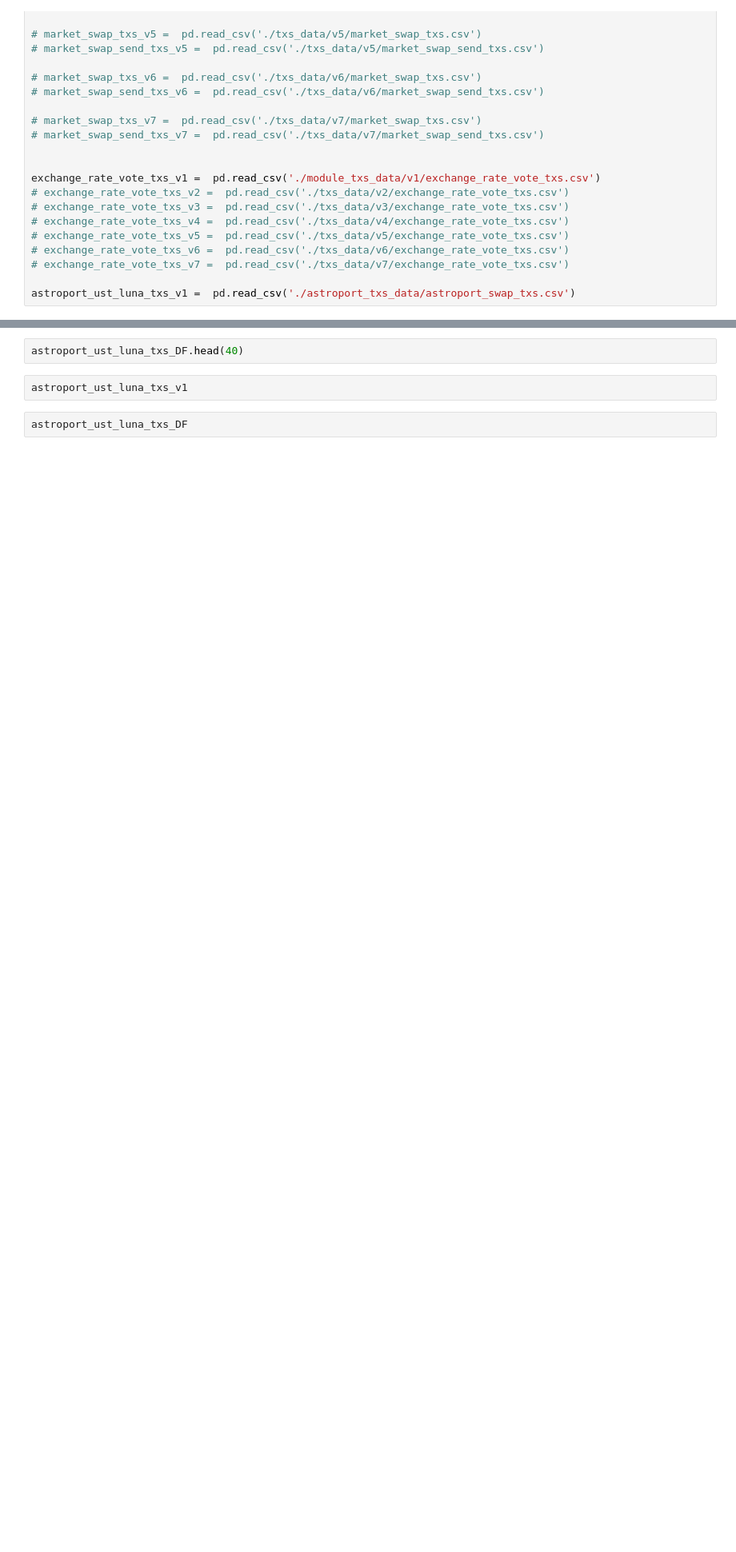
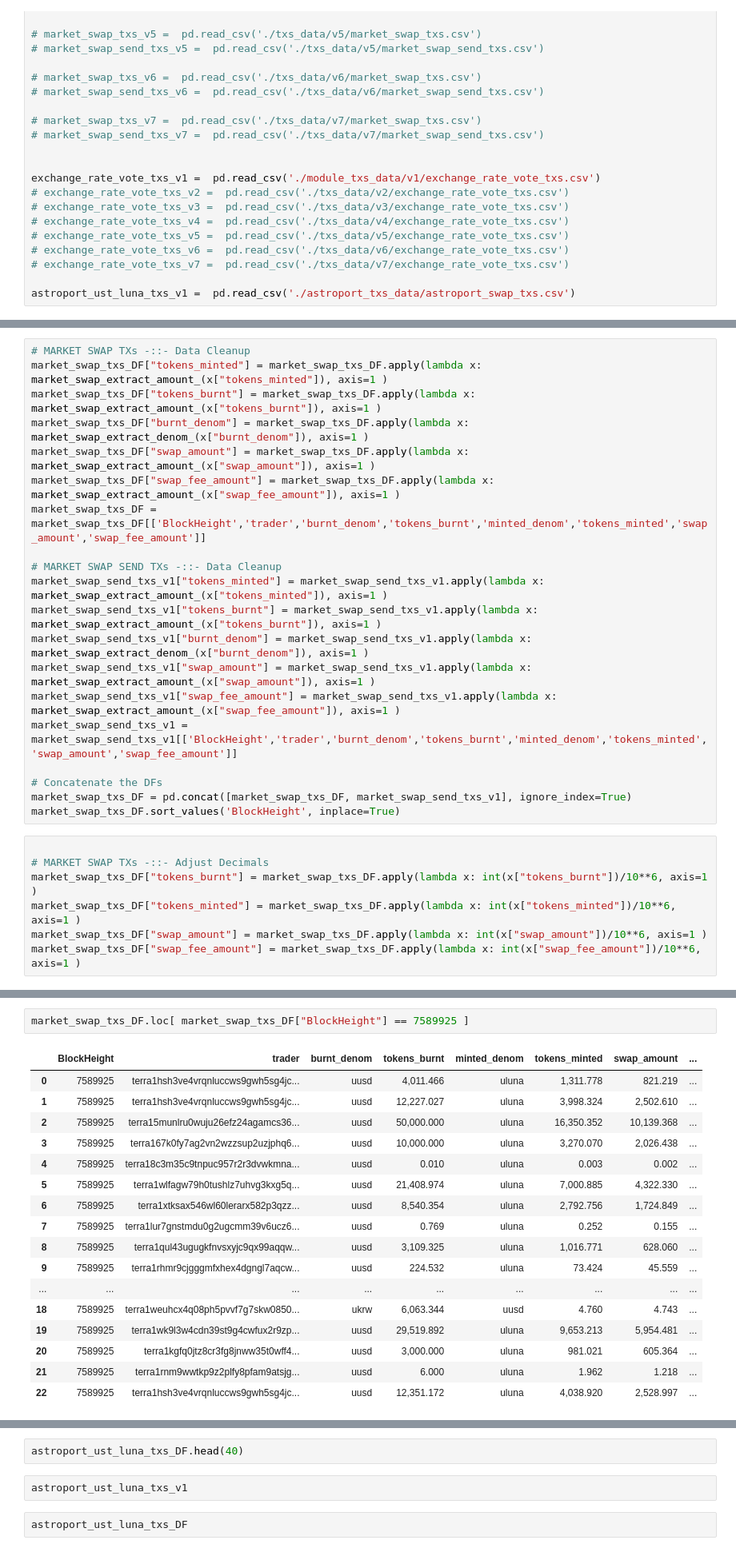
Before and after one commit to AstroTech-Labs/Research_1_TerraClassic, a Jupyter notebook: learning_layer_research/terra_market_module/data_preprocessing.ipynb, the cells around one changed output, grey strips where cells are left out. Shown at 80% size. Cells and saved outputs as stored; diff of their text form; blank space fills up the shorter version.

Commit message:
Data cleaning logic in progress

```diff
--- a/learning_layer_research/terra_market_module/data_preprocessing.ipynb
+++ b/learning_layer_research/terra_market_module/data_preprocessing.ipynb
@@ -60,0 +132,27 @@ astroport_ust_luna_txs_v1 =  pd.read_csv('./astroport_txs_data/astroport_swap_tx
+# %%
+# MARKET SWAP TXs -::- Data Cleanup
+market_swap_txs_DF["tokens_minted"] = market_swap_txs_DF.apply(lambda x: market_swap_extract_amount_(x["tokens_minted"]), axis=1 )
+market_swap_txs_DF["tokens_burnt"] = market_swap_txs_DF.apply(lambda x: market_swap_extract_amount_(x["tokens_burnt"]), axis=1 )
+market_swap_txs_DF["burnt_denom"] = market_swap_txs_DF.apply(lambda x: market_swap_extract_denom_(x["burnt_denom"]), axis=1 )
+market_swap_txs_DF["swap_amount"] = market_swap_txs_DF.apply(lambda x: market_swap_extract_amount_(x["swap_amount"]), axis=1 )
+market_swap_txs_DF["swap_fee_amount"] = market_swap_txs_DF.apply(lambda x: market_swap_extract_amount_(x["swap_fee_amount"]), axis=1 )
+market_swap_txs_DF = market_swap_txs_DF[['BlockHeight','trader','burnt_denom','tokens_burnt','minted_denom','tokens_minted','swap_amount','swap_fee_amount']]
+
+# MARKET SWAP SEND TXs -::- Data Cleanup
+market_swap_send_txs_v1["tokens_minted"] = market_swap_send_txs_v1.apply(lambda x: market_swap_extract_amount_(x["tokens_minted"]), axis=1 )
+market_swap_send_txs_v1["tokens_burnt"] = market_swap_send_txs_v1.apply(lambda x: market_swap_extract_amount_(x["tokens_burnt"]), axis=1 )
+market_swap_send_txs_v1["burnt_denom"] = market_swap_send_txs_v1.apply(lambda x: market_swap_extract_denom_(x["burnt_denom"]), axis=1 )
+market_swap_send_txs_v1["swap_amount"] = market_swap_send_txs_v1.apply(lambda x: market_swap_extract_amount_(x["swap_amount"]), axis=1 )
+market_swap_send_txs_v1["swap_fee_amount"] = market_swap_send_txs_v1.apply(lambda x: market_swap_extract_amount_(x["swap_fee_amount"]), axis=1 )
+market_swap_send_txs_v1 = market_swap_send_txs_v1[['BlockHeight','trader','burnt_denom','tokens_burnt','minted_denom','tokens_minted','swap_amount','swap_fee_amount']]
+
+# Concatenate the DFs
+market_swap_txs_DF = pd.concat([market_swap_txs_DF, market_swap_send_txs_v1], ignore_index=True)
+market_swap_txs_DF.sort_values('BlockHeight', inplace=True)
+# %%
+
+# MARKET SWAP TXs -::- Adjust Decimals
+market_swap_txs_DF["tokens_burnt"] = market_swap_txs_DF.apply(lambda x: int(x["tokens_burnt"])/10**6, axis=1 )
+market_swap_txs_DF["tokens_minted"] = market_swap_txs_DF.apply(lambda x: int(x["tokens_minted"])/10**6, axis=1 )
+market_swap_txs_DF["swap_amount"] = market_swap_txs_DF.apply(lambda x: int(x["swap_amount"])/10**6, axis=1 )
+market_swap_txs_DF["swap_fee_amount"] = market_swap_txs_DF.apply(lambda x: int(x["swap_fee_amount"])/10**6, axis=1 )
@@ -60,0 +385,20 @@ astroport_ust_luna_txs_v1 =  pd.read_csv('./astroport_txs_data/astroport_swap_tx
+# %%
+market_swap_txs_DF.loc[ market_swap_txs_DF["BlockHeight"] == 7589925 ]
+# %% [output]
+|  | BlockHeight | trader | burnt_denom | tokens_burnt | minted_denom | tokens_minted | swap_amount | ... |
+| 0 | 7589925 | terra1hsh3ve4vrqnluccws9gwh5sg4jc... | uusd | 4,011.466 | uluna | 1,311.778 | 821.219 | ... |
+| 1 | 7589925 | terra1hsh3ve4vrqnluccws9gwh5sg4jc... | uusd | 12,227.027 | uluna | 3,998.324 | 2,502.610 | ... |
+| 2 | 7589925 | terra15munlru0wuju26efz24agamcs36... | uusd | 50,000.000 | uluna | 16,350.352 | 10,139.368 | ... |
+| 3 | 7589925 | terra167k0fy7ag2vn2wzzsup2uzjphq6... | uusd | 10,000.000 | uluna | 3,270.070 | 2,026.438 | ... |
+| 4 | 7589925 | terra18c3m35c9tnpuc957r2r3dvwkmna... | uusd | 0.010 | uluna | 0.003 | 0.002 | ... |
+| 5 | 7589925 | terra1wlfagw79h0tushlz7uhvg3kxg5q... | uusd | 21,408.974 | uluna | 7,000.885 | 4,322.330 | ... |
+| 6 | 7589925 | terra1xtksax546wl60lerarx582p3qzz... | uusd | 8,540.354 | uluna | 2,792.756 | 1,724.849 | ... |
+| 7 | 7589925 | terra1lur7gnstmdu0g2ugcmm39v6ucz6... | uusd | 0.769 | uluna | 0.252 | 0.155 | ... |
+| 8 | 7589925 | terra1qul43ugugkfnvsxyjc9qx99aqqw... | uusd | 3,109.325 | uluna | 1,016.771 | 628.060 | ... |
+| 9 | 7589925 | terra1rhmr9cjgggmfxhex4dgngl7aqcw... | uusd | 224.532 | uluna | 73.424 | 45.559 | ... |
+| ... | ... | ... | ... | ... | ... | ... | ... | ... |
+| 18 | 7589925 | terra1weuhcx4q08ph5pvvf7g7skw0850... | ukrw | 6,063.344 | uusd | 4.760 | 4.743 | ... |
+| 19 | 7589925 | terra1wk9l3w4cdn39st9g4cwfux2r9zp... | uusd | 29,519.892 | uluna | 9,653.213 | 5,954.481 | ... |
+| 20 | 7589925 | terra1kgfq0jtz8cr3fg8jnww35t0wff4... | uusd | 3,000.000 | uluna | 981.021 | 605.364 | ... |
+| 21 | 7589925 | terra1rnm9wwtkp9z2plfy8pfam9atsjg... | uusd | 6.000 | uluna | 1.962 | 1.218 | ... |
+| 22 | 7589925 | terra1hsh3ve4vrqnluccws9gwh5sg4jc... | uusd | 12,351.172 | uluna | 4,038.920 | 2,528.997 | ... |
```
Also changed, not shown: parts of 49 cells of this notebook.
